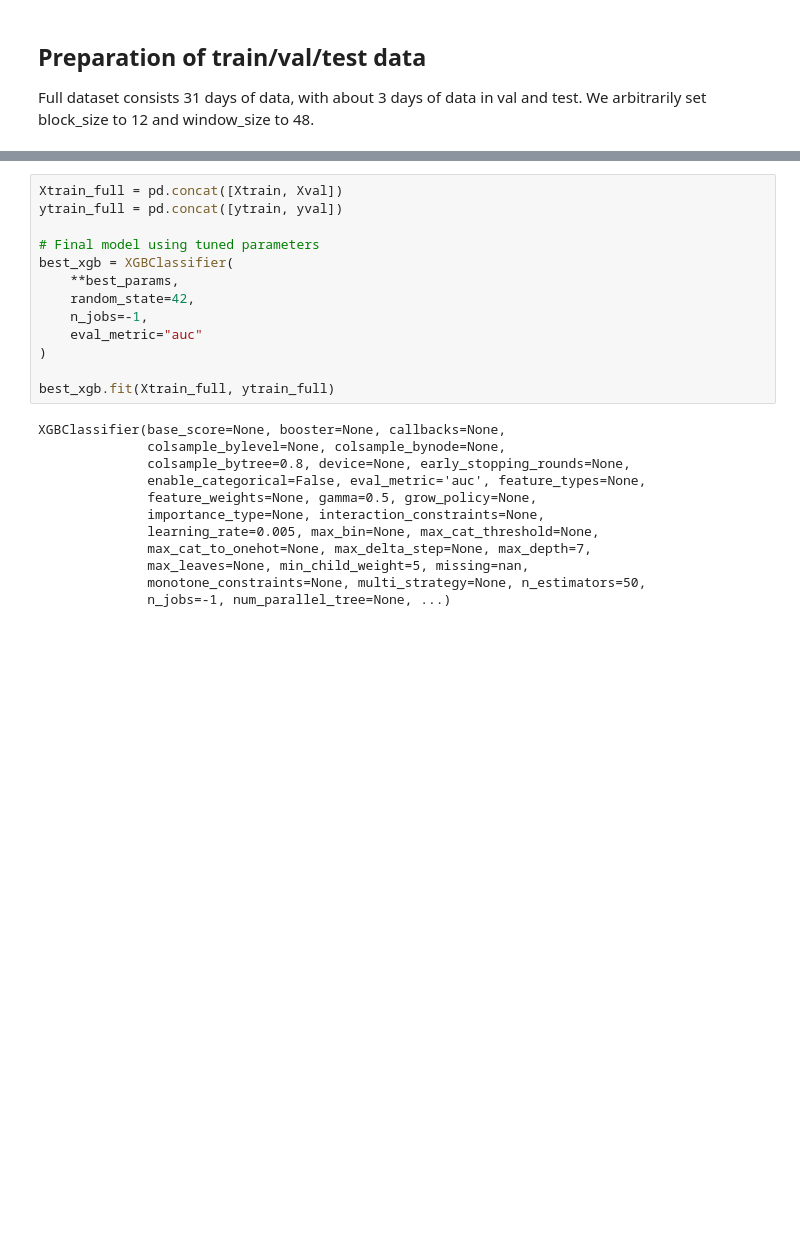
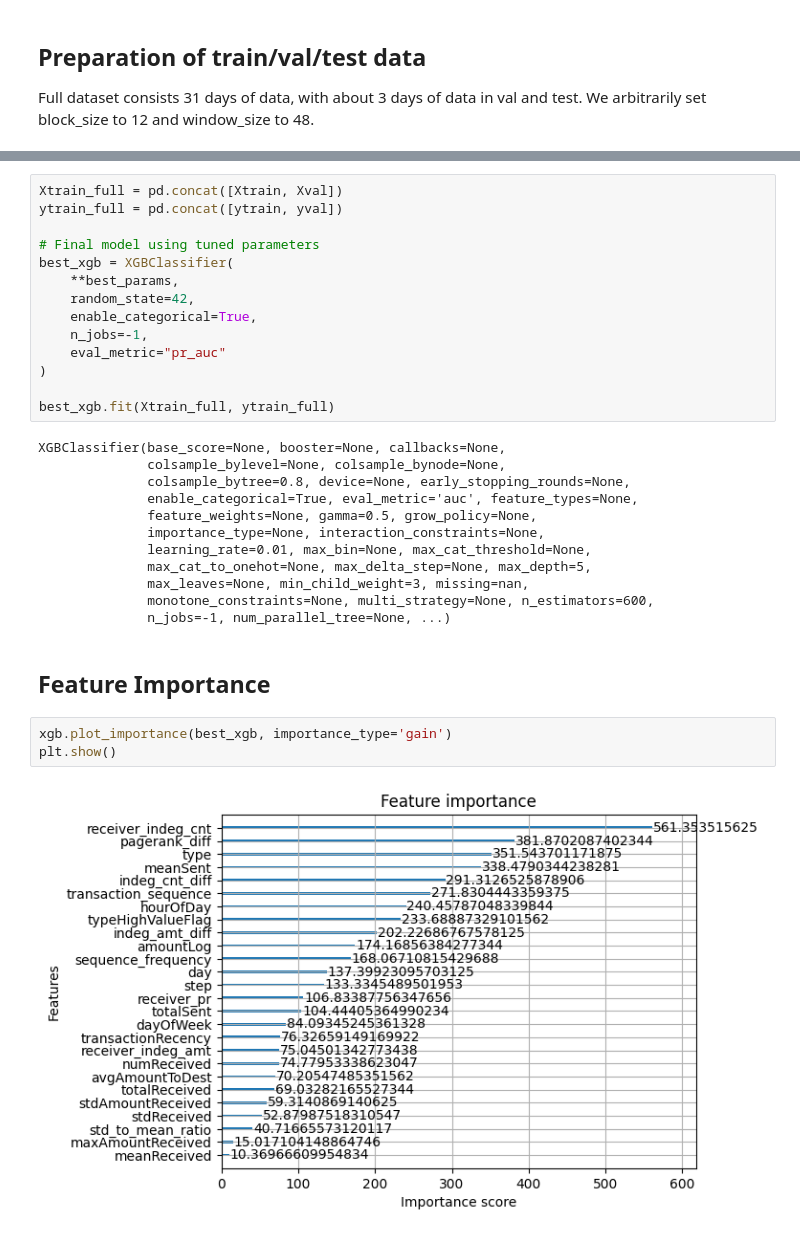
Before and after one commit to jl5045/DSA4263, a Jupyter notebook: notebooks/network_feature_engineering.ipynb, the cells around one changed output, grey strips where cells are left out. Drawn from its saved outputs; the diff is of its cells as text; blank space fills up the shorter version.

```diff
--- a/notebooks/network_feature_engineering.ipynb
+++ b/notebooks/network_feature_engineering.ipynb
@@ -332,8 +345,9 @@ ytrain_full = pd.concat([ytrain, yval])
 best_xgb = XGBClassifier(
     **best_params,
     random_state=42,
+    enable_categorical=True,
     n_jobs=-1,
-    eval_metric="auc"
+    eval_metric="pr_auc"
 )
 
 best_xgb.fit(Xtrain_full, ytrain_full)
@@ -341,14 +355,21 @@ best_xgb.fit(Xtrain_full, ytrain_full)
 XGBClassifier(base_score=None, booster=None, callbacks=None,
               colsample_bylevel=None, colsample_bynode=None,
               colsample_bytree=0.8, device=None, early_stopping_rounds=None,
-              enable_categorical=False, eval_metric='auc', feature_types=None,
+              enable_categorical=True, eval_metric='auc', feature_types=None,
               feature_weights=None, gamma=0.5, grow_policy=None,
               importance_type=None, interaction_constraints=None,
-              learning_rate=0.005, max_bin=None, max_cat_threshold=None,
-              max_cat_to_onehot=None, max_delta_step=None, max_depth=7,
-              max_leaves=None, min_child_weight=5, missing=nan,
-              monotone_constraints=None, multi_strategy=None, n_estimators=50,
+              learning_rate=0.01, max_bin=None, max_cat_threshold=None,
+              max_cat_to_onehot=None, max_delta_step=None, max_depth=5,
+              max_leaves=None, min_child_weight=3, missing=nan,
+              monotone_constraints=None, multi_strategy=None, n_estimators=600,
               n_jobs=-1, num_parallel_tree=None, ...)
+# %% [markdown]
+## Feature Importance
+# %%
+xgb.plot_importance(best_xgb, importance_type='gain')
+plt.show()
+# %% [output]
+[figure, added]
 # %%
 proba = best_xgb.predict_proba(Xtest)[:,1]
 print("Test ROC-AUC:", roc_auc_score(ytest, proba))
```
Also changed, not shown: parts of 16 cells of this notebook.
